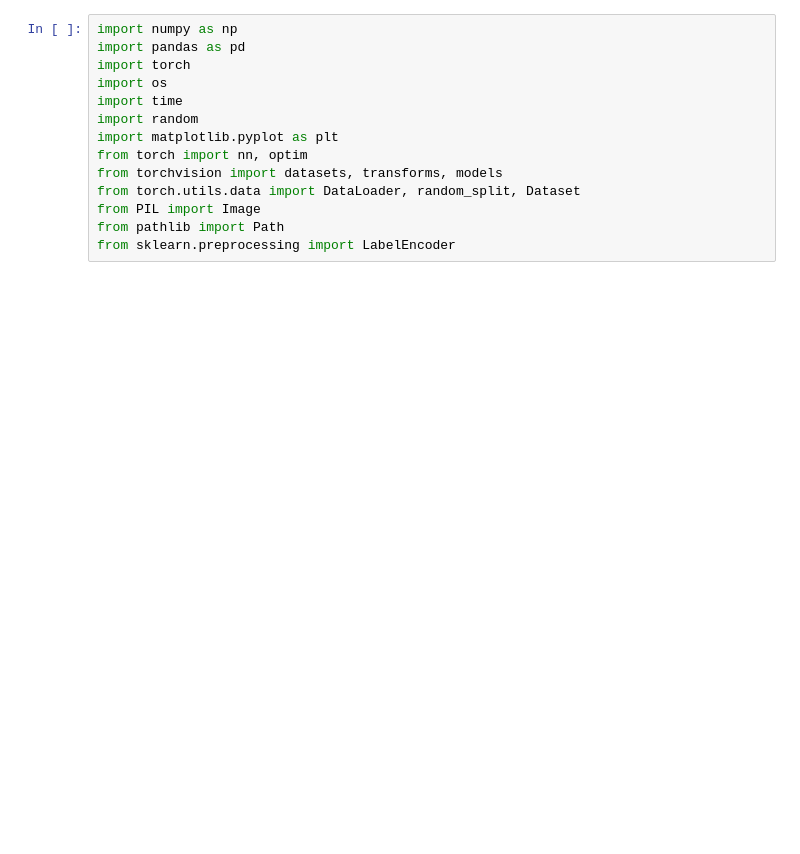
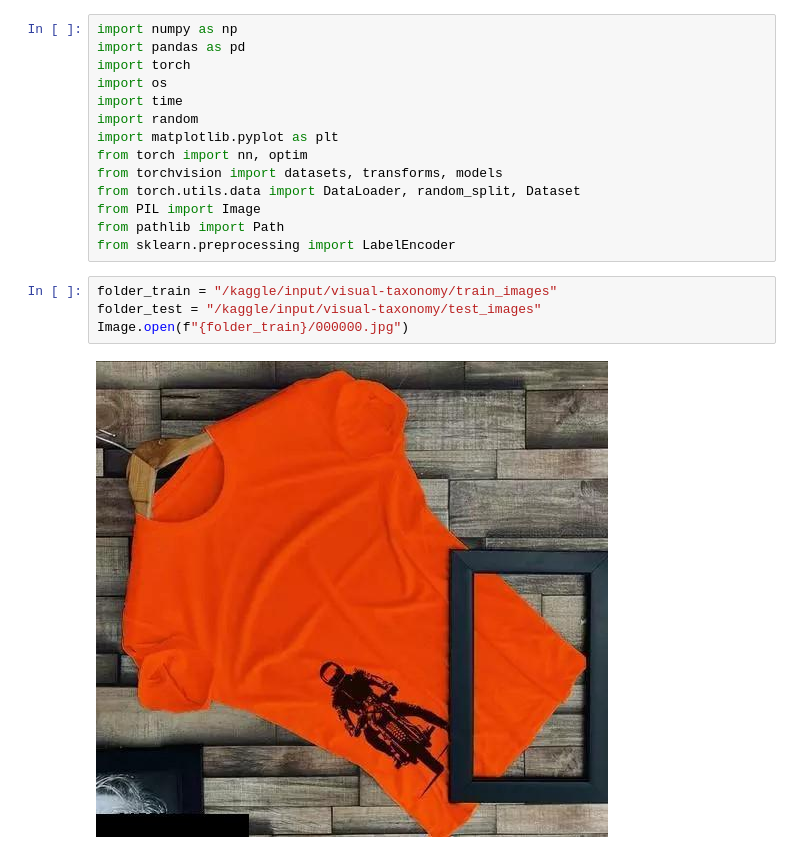
Before and after one commit to mahima2601/Meesho_image_attribute_prediction, a Jupyter notebook: image-attribute-eda.ipynb, the cells around one changed output. Cells and saved outputs as stored; diff of their text form; blank space fills up the shorter version.

Commit message:
Kaggle Notebook | image_attribute_EDA | Version 2

```diff
--- a/image-attribute-eda.ipynb
+++ b/image-attribute-eda.ipynb
@@ -12,3 +12,9 @@ from torch.utils.data import DataLoader, random_split, Dataset
 from PIL import Image
 from pathlib import Path
 from sklearn.preprocessing import LabelEncoder
+# %%
+folder_train = "/kaggle/input/visual-taxonomy/train_images"
+folder_test = "/kaggle/input/visual-taxonomy/test_images"
+Image.open(f"{folder_train}/000000.jpg")
+# %% [output]
+[figure, added]
```
Also changed, not shown: parts of 9 cells of this notebook.
